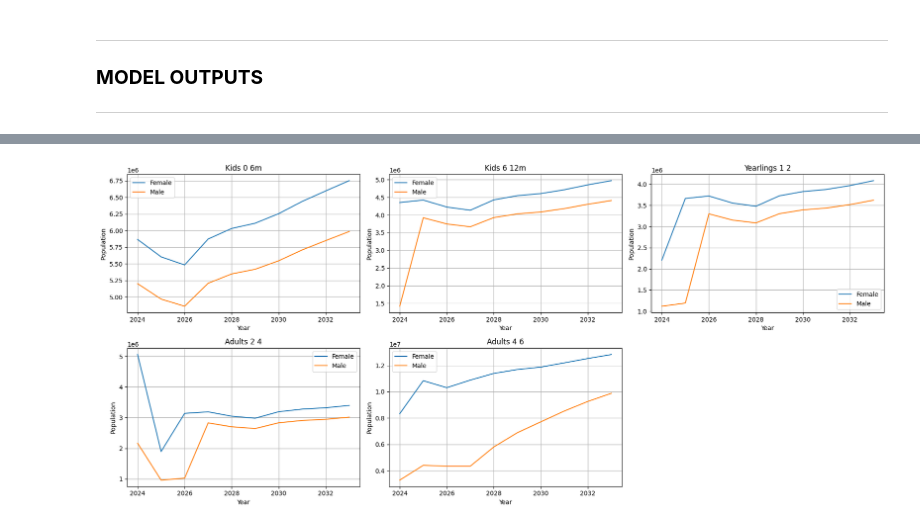
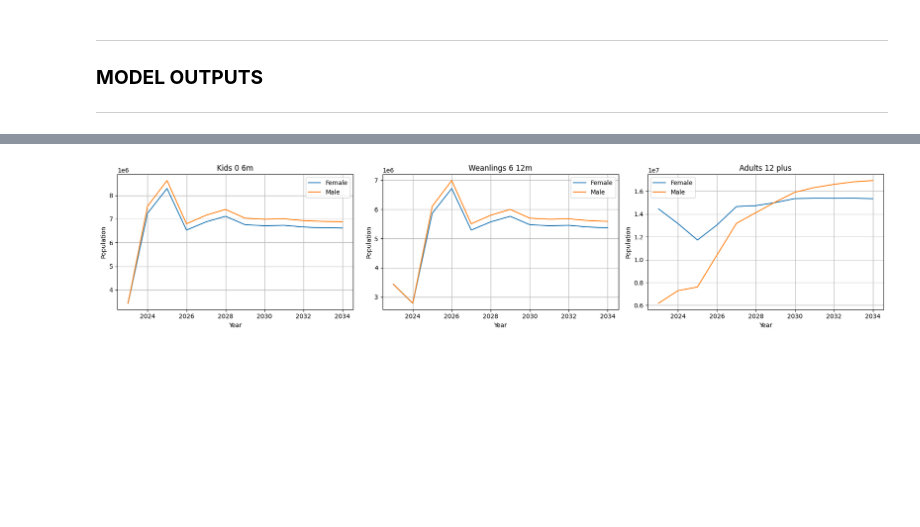
Before and after one commit to ogambamaria/GoatsModel, a Jupyter notebook: goats_model.ipynb, the cells around one changed output, grey strips where cells are left out. Cells and saved outputs as stored; diff of their text form; code cells hidden in the pictures; blank space fills up the shorter version.

Commit message:
updated model and outputs

```diff
--- a/goats_model.ipynb
+++ b/goats_model.ipynb
@@ -12,4 +11,6 @@ from typing import Dict, Tuple
 ---
 ### **DATA LOADING & CLEANING**
 ---
+# %%
+MODEL_CLASSES = ['Kids_0_6m', 'Weanlings_6_12m', 'Adults_12_plus']
 # %%
@@ -456,3 +339,14 @@ def project_population(initial_state: pd.Series, params: Dict, years: int, start
+# %%
+def compute_historical_milk_and_feed(structured_hist: pd.DataFrame, params: Dict) -> pd.DataFrame:
+    rows = []
+    for _, r in structured_hist.iterrows():
+        year = int(r['Year'])
+        repro_females = sum(r.get(f'{cls}_female', 0.0) * params['breeding_fraction'].get(cls, 1.0) for cls in params['reproductive_classes'])
+        lactating_does = repro_females * params['lactating_prop']
+        milk_liters = lactating_does * params['milk_yield_per_day'] * params['lactation_days']
+        feed_kg = sum((r.get(f'{cls}_female', 0.0) + r.get(f'{cls}_male', 0.0)) * params['avg_weights'][cls] * params['dmi_pct'][cls] * 365.0 for cls in MODEL_CLASSES)
+        rows.append({'Year': year, 'lactating_does': lactating_does, 'milk_liters': milk_liters, 'feed_kg': feed_kg})
+    return pd.DataFrame(rows).sort_values('Year')
 # %% [markdown]
 ---
 ### **VISUALIZATION**
@@ -495,28 +511,66 @@ def plot_age_classes(projections: pd.DataFrame):
 ### **MODEL OUTPUTS**
 ---
 # %%
-# --- file paths ---
-KNBS_CSV   = "data/knbs_population.csv"
-KIAMIS_CSV = "data/kiamis_livestock.csv"
-BASELINE_YEAR = 2023
-YEARS_AHEAD = 10
+if __name__ == "__main__":
+    # --- file paths ---
+    KNBS_CSV   = "data/knbs_population.csv"
+    KIAMIS_CSV = "data/kiamis_livestock.csv"
+    KNBS_PROD_CSV = "data/knbs_production.csv"
+    BASELINE_YEAR = 2023
+    YEARS_AHEAD = 10
 
-# A) load & prep data
-knbs_nat = knbs_national(KNBS_CSV)
-kiam_raw = load_kiamis(KIAMIS_CSV)
-kiam_agg = kiamis_age_distribution(kiam_raw)
-kiam_model = map_kiamis_to_model_classes(kiam_agg)
+    # A) load & prep data
+    knbs_nat = knbs_national(KNBS_CSV)
+    kiam_raw = load_kiamis(KIAMIS_CSV)
+    overall_kiamis_props = compute_overall_kiamis_props(kiam_raw)
 
-# B) build structured baseline and initial state (2023)
-params = get_model_params()
-structured_2023 = build_structured_knbs(knbs_nat, kiam_model, BASELINE_YEAR)
-state_2023 = initial_state_2023(structured_2023, params)
+    # B) build structured historical (per KNBS year) using overall KIAMIS proportions
+    structured_hist = build_structured_knbs_all_years(knbs_nat, overall_kiamis_props, rounding=True)
 
-# C) project
-projections = project_population(state_2023, params, years=YEARS_AHEAD, start_year=BASELINE_YEAR)
+    # C) normalize class counts to match Goats_Meat
+    structured_hist = _normalize_structured_hist(structured_hist)
 
-# D) plots
-plot_history_vs_projection(knbs_nat, projections)
-plot_production(projections)
-plot_age_classes(projections)
+    # Use 2023 census counts to create stable-age initialization
+    baseline_row = structured_hist[structured_hist['Year'] == 2023].iloc[0]
+
+    params = get_model_params()
+
+    state_2023 = pd.Series(dtype=float)
+    for cls in MODEL_CLASSES:
+        state_2023[f'{cls}_female'] = float(baseline_row[f'{cls}_female'])
+        state_2023[f'{cls}_male'] = float(baseline_row[f'{cls}_male'])
+
+    repro_females = sum(state_2023.get(f'{cls}_female', 0.0) * params['breeding_fraction'].get(cls, 1.0)
+                        for cls in params['reproductive_classes'])
+    state_2023['Pregnant_does'] = repro_females * (params.get('gestation_days', 150) / 365.0)
+    state_2023['Lactating_does'] = repro_females * params.get('lactating_prop', 0.58)
+
+    # D) project (start projection in 2024 using the stable 2023-derived state)
+    BASELINE_YEAR = 2024
+    projections = project_population(state_2023, params, years=YEARS_AHEAD, start_year=BASELINE_YEAR)
+
+    # E) historical production data: load KNBS production file if available
+    try:
+        historical_prod_knbs = load_knbs_production(KNBS_PROD_CSV)
+    except Exception as e:
+        print(f"Could not load KNBS production file '{KNBS_PROD_CSV}': {e}")
+        historical_prod_knbs = pd.DataFrame()
+
+    # compute historical milk & feed estimates from structured_hist
+    historical_milk_feed = compute_historical_milk_and_feed(structured_hist, params)
+
+    # F) plots
+    plot_history_vs_projection(knbs_nat, projections)
+    plot_production(projections)
+    plot_age_classes(projections)
+
+    # G) export
+    # export_to_excel_final(knbs_nat=knbs_nat,
+    #                       structured_hist=structured_hist,
+    #                       historical_prod_knbs=historical_prod_knbs,
+    #                       historical_milk_feed=historical_milk_feed,
+    #                       projections=projections,
+    #                       overall_kiamis_props=overall_kiamis_props,
+    #                       params=params,
+    #                       filename="goat_population_results.xlsx")
 # %% [output]
@@ -525 +579 @@ plot_age_classes(projections)
-[figure, old version]
+[figure, new version]
```
Also changed, not shown: parts of 19 cells of this notebook, 32 other files.
